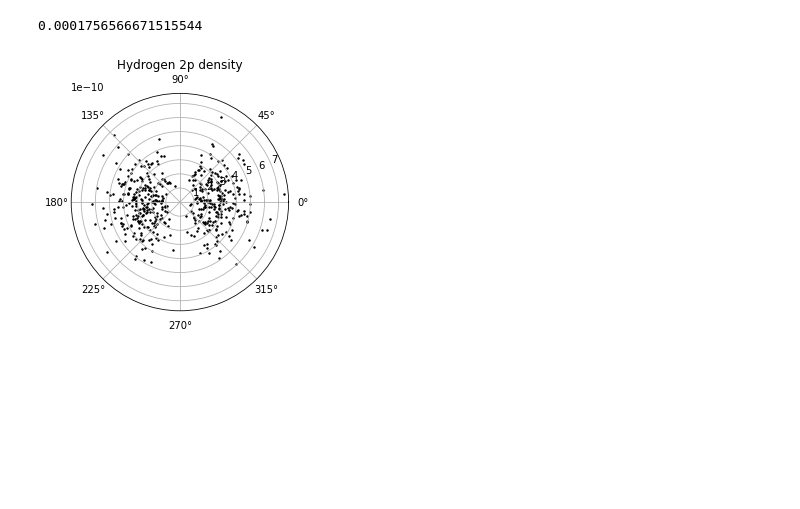
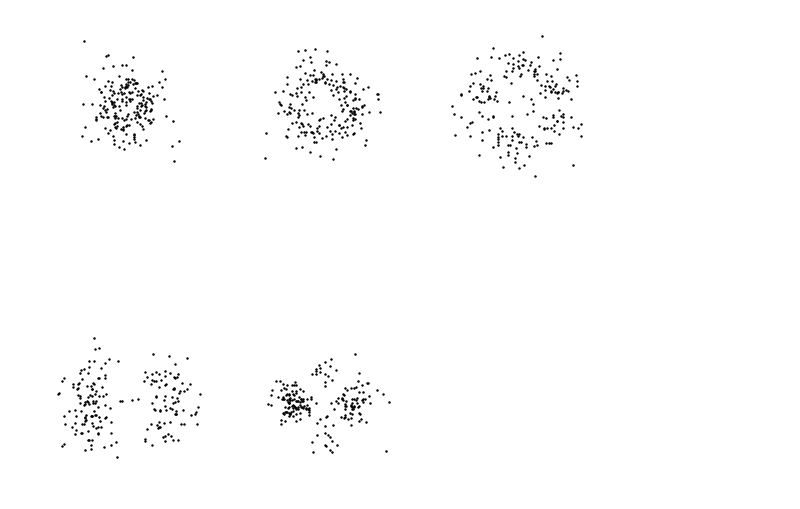
Before and after one commit to tsanden/orbitals, a Jupyter notebook: orbitals.ipynb, the cells around one changed output. Drawn from its saved outputs; the diff is of its cells as text; code cells hidden in the pictures; blank space fills up the shorter version.

```diff
--- a/orbitals.ipynb
+++ b/orbitals.ipynb
@@ -1,8 +1,7 @@
 # %%
 import orbitals as orb
-# %%
-orb.plot_orbital(n=2,l=1,sample=500,radius=15)
-# %% [output]
-0.0001756566671515544
-[figure, removed]
+# %%
+orb.plot_orbital(n=[1,2,3,3,3], l=[0,1,0,1,2], m=[0,1,0,0,0], sample=200, radius=30, scatter=True, axis=False, cmap='gray', rows=2, cols=3)
+# %% [output]
+[figure, added]
 # %%
```
Also changed, not shown: parts of 1 cell of this notebook, 2 other files.
